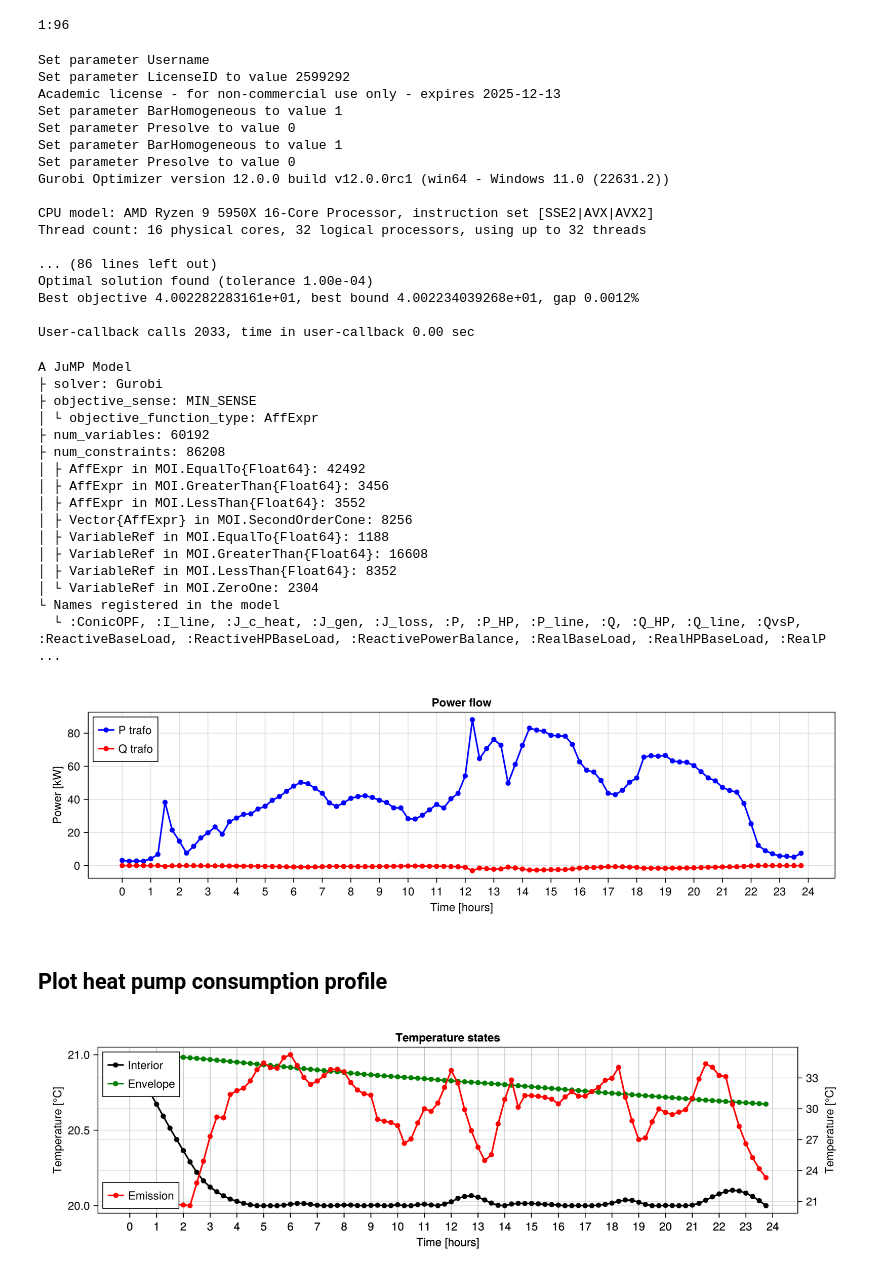
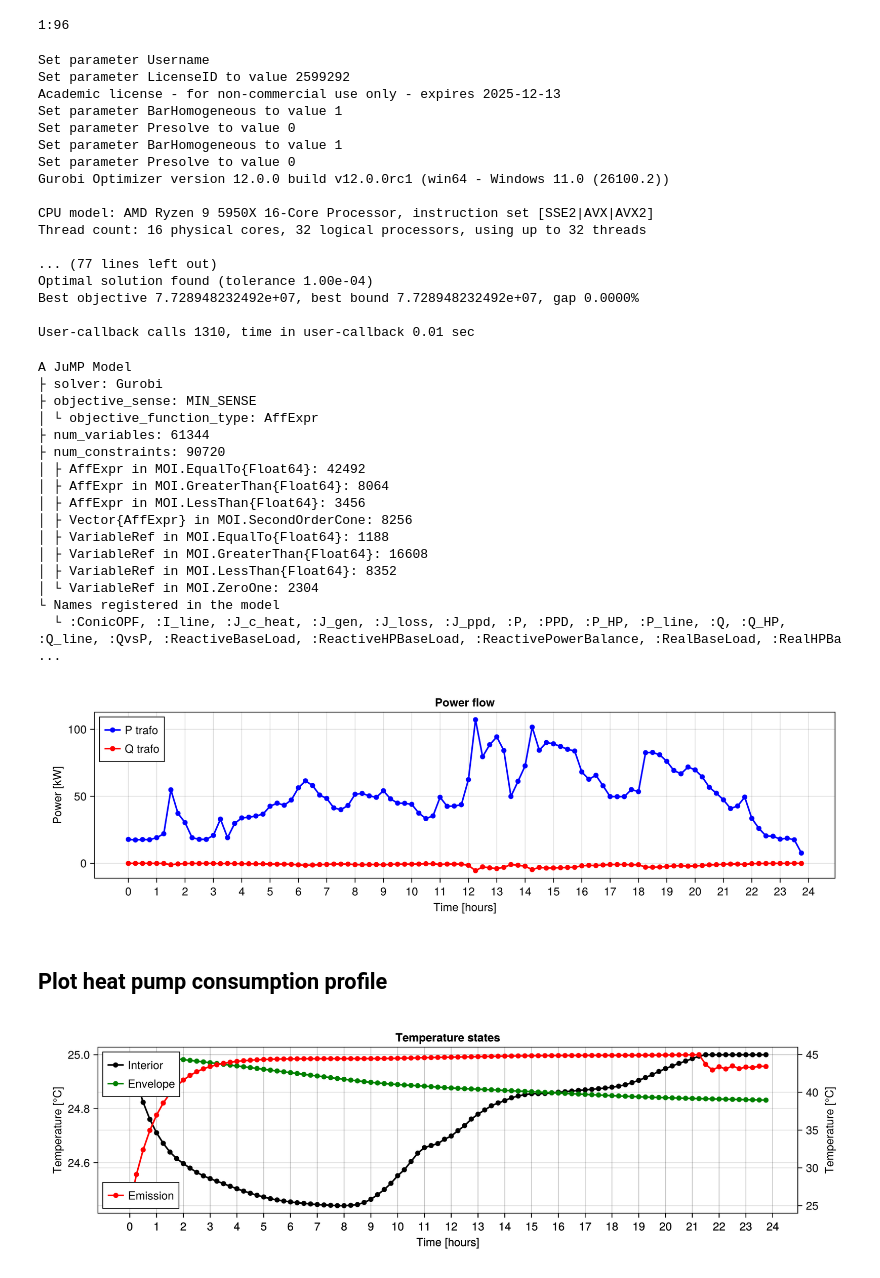
Before and after one commit to XinLiTue/Congestion-Management-based-on-Thermal-Comfort, a Jupyter notebook: OPF-jl.ipynb, the cells around one changed output. Drawn from its saved outputs; the diff is of its cells as text; code cells hidden in the pictures.

```diff
--- a/OPF-jl.ipynb
+++ b/OPF-jl.ipynb
@@ -290,0 +296,3 @@ plot_pq (generic function with 1 method)
+# %%
+# data\PPD\PPD_quantiles.csv
+medians = CSV.read("data/PPD/PPD_quantiles.csv", DataFrame)
@@ -298,6 +326,7 @@ T=1:96
 model = GEC(network=network,
             connections=connections,
             df=df,
+            medians=medians,
             meta = meta,
             silent=false,
             T=T
@@ -310,36 +339,36 @@ Set parameter BarHomogeneous to value 1
 Set parameter Presolve to value 0
 Set parameter BarHomogeneous to value 1
 Set parameter Presolve to value 0
-Gurobi Optimizer version 12.0.0 build v12.0.0rc1 (win64 - Windows 11.0 (22631.2))
+Gurobi Optimizer version 12.0.0 build v12.0.0rc1 (win64 - Windows 11.0 (26100.2))
 
 CPU model: AMD Ryzen 9 5950X 16-Core Processor, instruction set [SSE2|AVX|AVX2]
 Thread count: 16 physical cores, 32 logical processors, using up to 32 threads
 
-... (86 lines left out)
+... (77 lines left out)
 Optimal solution found (tolerance 1.00e-04)
-Best objective 4.002282283161e+01, best bound 4.002234039268e+01, gap 0.0012%
+Best objective 7.728948232492e+07, best bound 7.728948232492e+07, gap 0.0000%
 
-User-callback calls 2033, time in user-callback 0.00 sec
+User-callback calls 1310, time in user-callback 0.01 sec
 A JuMP Model
 ├ solver: Gurobi
 ├ objective_sense: MIN_SENSE
 │ └ objective_function_type: AffExpr
-├ num_variables: 60192
-├ num_constraints: 86208
+├ num_variables: 61344
+├ num_constraints: 90720
 │ ├ AffExpr in MOI.EqualTo{Float64}: 42492
-│ ├ AffExpr in MOI.GreaterThan{Float64}: 3456
-│ ├ AffExpr in MOI.LessThan{Float64}: 3552
+│ ├ AffExpr in MOI.GreaterThan{Float64}: 8064
+│ ├ AffExpr in MOI.LessThan{Float64}: 3456
 │ ├ Vector{AffExpr} in MOI.SecondOrderCone: 8256
 │ ├ VariableRef in MOI.EqualTo{Float64}: 1188
 │ ├ VariableRef in MOI.GreaterThan{Float64}: 16608
 │ ├ VariableRef in MOI.LessThan{Float64}: 8352
 │ └ VariableRef in MOI.ZeroOne: 2304
 └ Names registered in the model
-  └ :ConicOPF, :I_line, :J_c_heat, :J_gen, :J_loss, :P, :P_HP, :P_line, :Q, :Q_HP, :Q_line, :QvsP, :ReactiveBaseLoad, :ReactiveHPBaseLoad, :ReactivePowerBalance, :RealBaseLoad, :RealHPBaseLoad, :RealP ...
+  └ :ConicOPF, :I_line, :J_c_heat, :J_gen, :J_loss, :J_ppd, :P, :PPD, :P_HP, :P_line, :Q, :Q_HP, :Q_line, :QvsP, :ReactiveBaseLoad, :ReactiveHPBaseLoad, :ReactivePowerBalance, :RealBaseLoad, :RealHPBa ...
 # %%
 plot_pq(model, 55, S_base=S_base)
 # %% [output]
-[figure, old version]
+[figure, new version]
 # %% [markdown]
 ## Plot heat pump consumption profile
 # %%
@@ -375,35 +404,35 @@ function plot_temperature_states(model::Model, bus::Int)
     # display
     fig
 end
 
 function plot_hybrid_hp_power(model::Model, bus::Int)
     fig = Figure(; size = (1000, 300))
 
     # index of slack bus (transformer)
     P_hp = Vector(value.(model[:P_HP])[bus, :]) * S_base * 1E-3
     Q_hp = Vector(value.(model[:Q_HP])[bus, :]) * S_base * 1E-3
     Φ_hp = Vector(value.(model[:Φ_HP])[bus, :])
     Φ_cv = Vector(value.(model[:Φ_CV])[bus, :])
 
     ax = Axis(fig[1, 1], xlabel = "Time [hours]",
         title = "Heat pump power",
         ylabel = "Power [kW]",
         xticks = (1:4:97, string.(0:1:24))
     )
 
     scatterlines!(ax, P_hp, color = :blue, label = "P hp", linewidth = 2)
     scatterlines!(ax, Q_hp, color = :red, label = "Q hp", linewidth = 2)
-    scatterlines!(ax, Φ_hp, color = :red, label = "Φ hp", linewidth = 2)
+    scatterlines!(ax, Φ_hp, color = :orange, label = "Φ hp", linewidth = 2)
     scatterlines!(ax, Φ_cv, color = :green, label = "Φ cv", linewidth = 2)
     axislegend(ax, position = :lt)
 
     # display
     fig
 end
 
 plot_temperature_states(model, 64)
 # %% [output]
-[figure, old version]
+[figure, new version]
 # %%
 plot_hybrid_hp_power(model, 64)
 # %% [output]
```
Also changed, not shown: parts of 8 cells of this notebook, 7 other files.
